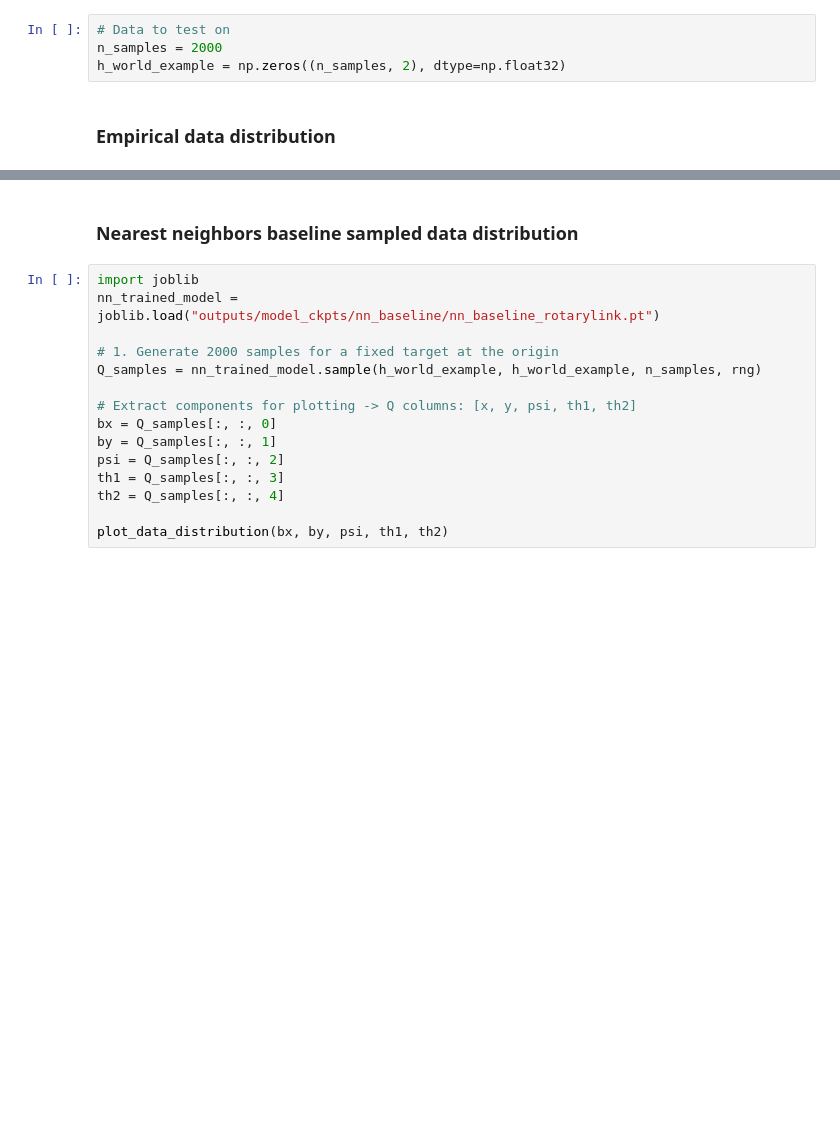
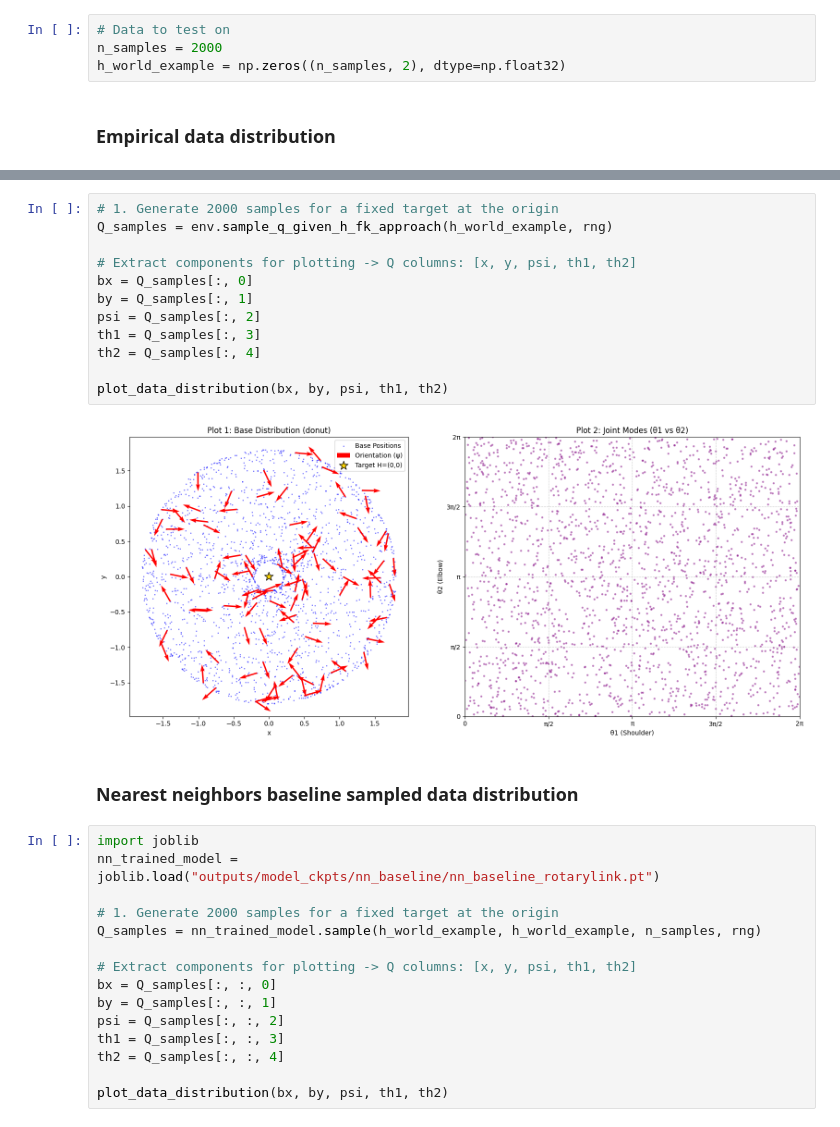
Before and after one commit to kyishanzh/reachability_tests, a Jupyter notebook: rotarylinkenv_test.ipynb, the cells around one changed output, grey strips where cells are left out. Drawn from its saved outputs; the diff is of its cells as text; blank space fills up the shorter version.

```diff
--- a/rotarylinkenv_test.ipynb
+++ b/rotarylinkenv_test.ipynb
@@ -85,6 +85,20 @@ th2 = Q_samples[:, 4]
 plot_data_distribution(bx, by, psi, th1, th2)
 # %% [output]
 [figure]
+# %%
+# 1. Generate 2000 samples for a fixed target at the origin
+Q_samples = env.sample_q_given_h_fk_approach(h_world_example, rng)
+
+# Extract components for plotting -> Q columns: [x, y, psi, th1, th2]
+bx = Q_samples[:, 0]
+by = Q_samples[:, 1]
+psi = Q_samples[:, 2]
+th1 = Q_samples[:, 3]
+th2 = Q_samples[:, 4]
+
+plot_data_distribution(bx, by, psi, th1, th2)
+# %% [output]
+[figure, added]
 # %% [markdown]
 ### Nearest neighbors baseline sampled data distribution
 # %%
```
Also changed, not shown: parts of 2 cells of this notebook, 16 other files.
